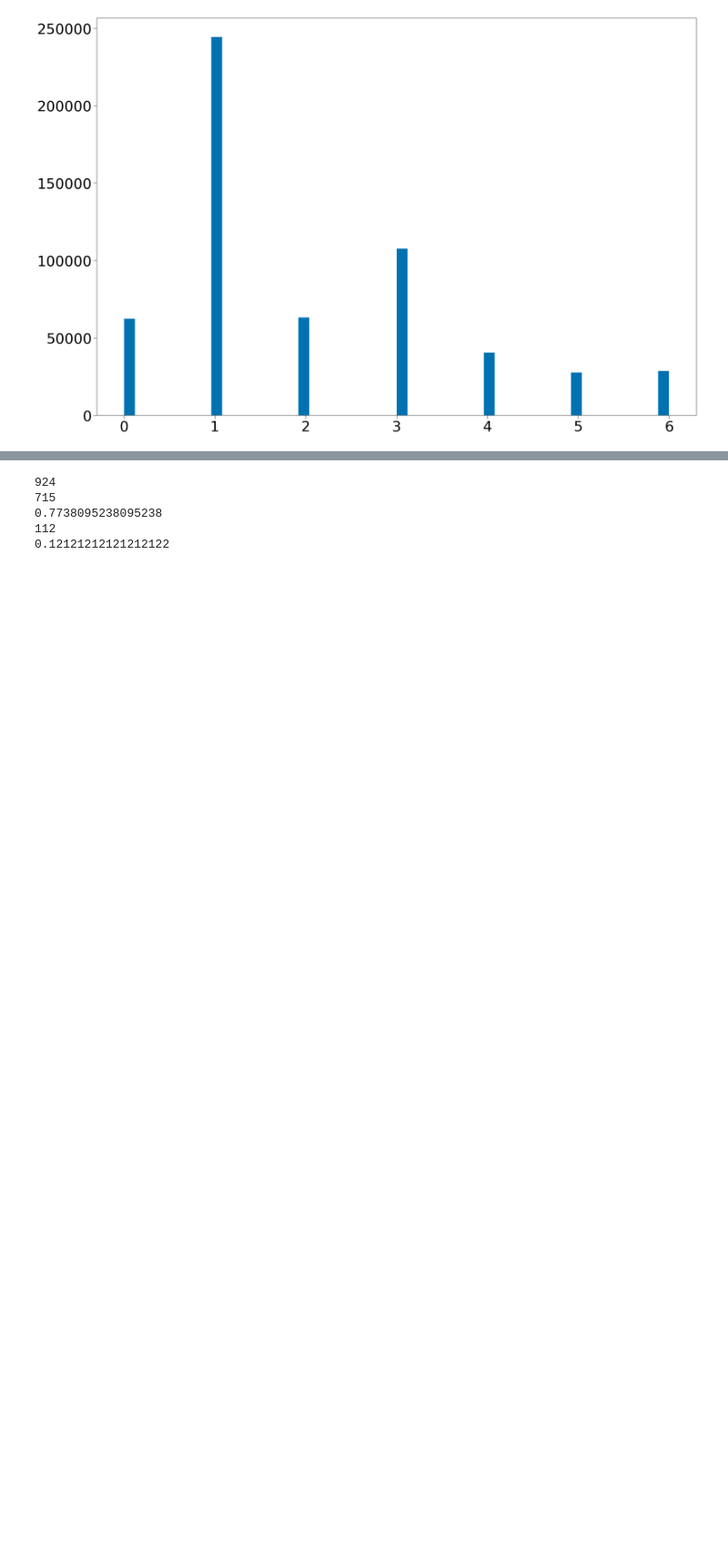
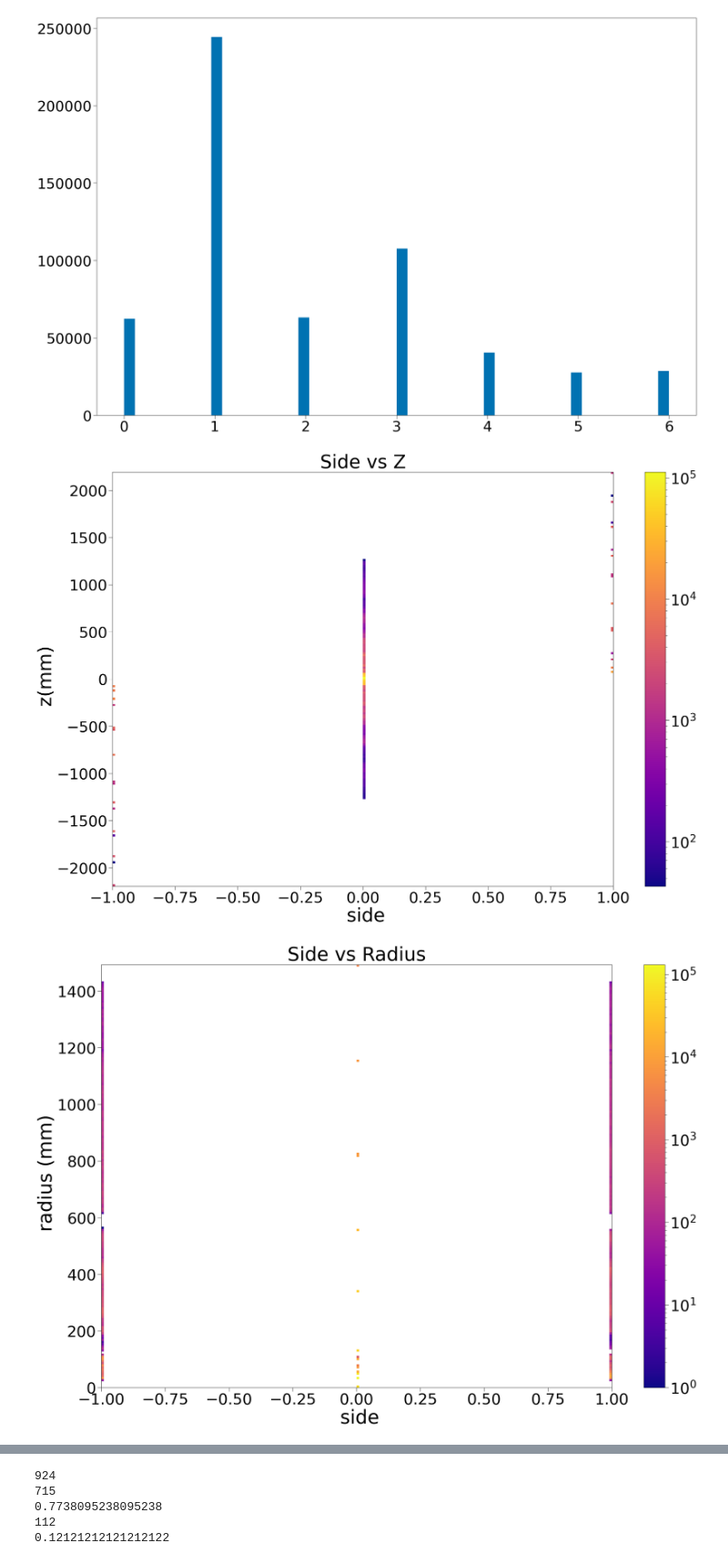
Before and after one commit to Isaac-Hirsch/10TeVMCDataAnalysis, a Jupyter notebook: doubleLayerFiltering/Double-Layer Filtering.ipynb, the cells around one changed output, grey strips where cells are left out. Shown at 91% size. Cells and saved outputs as stored; diff of their text form; code cells hidden in the pictures; blank space fills up the shorter version.

```diff
--- a/doubleLayerFiltering/Double-Layer Filtering.ipynb
+++ b/doubleLayerFiltering/Double-Layer Filtering.ipynb
@@ -117,3 +117,9 @@ def plot2DHistogram(datax, datay, bins=100, norm="log", label="", savefig=False,
 plot1DHistogram(hitBIB["sys"], bins=50)
 # %% [output]
 [figure]
+# %%
+plot2DHistogram(hitBIB["side"], hitBIB["z"], bins=200, label="Side vs Z; side; z(mm)")
+plot2DHistogram(hitBIB["side"], hitBIB["r"], bins=200, label="Side vs Radius; side; radius (mm)")
+# %% [output]
+[figure, added]
+[figure, added]
```
Also changed, not shown: parts of 9 cells of this notebook, 2 other files.
